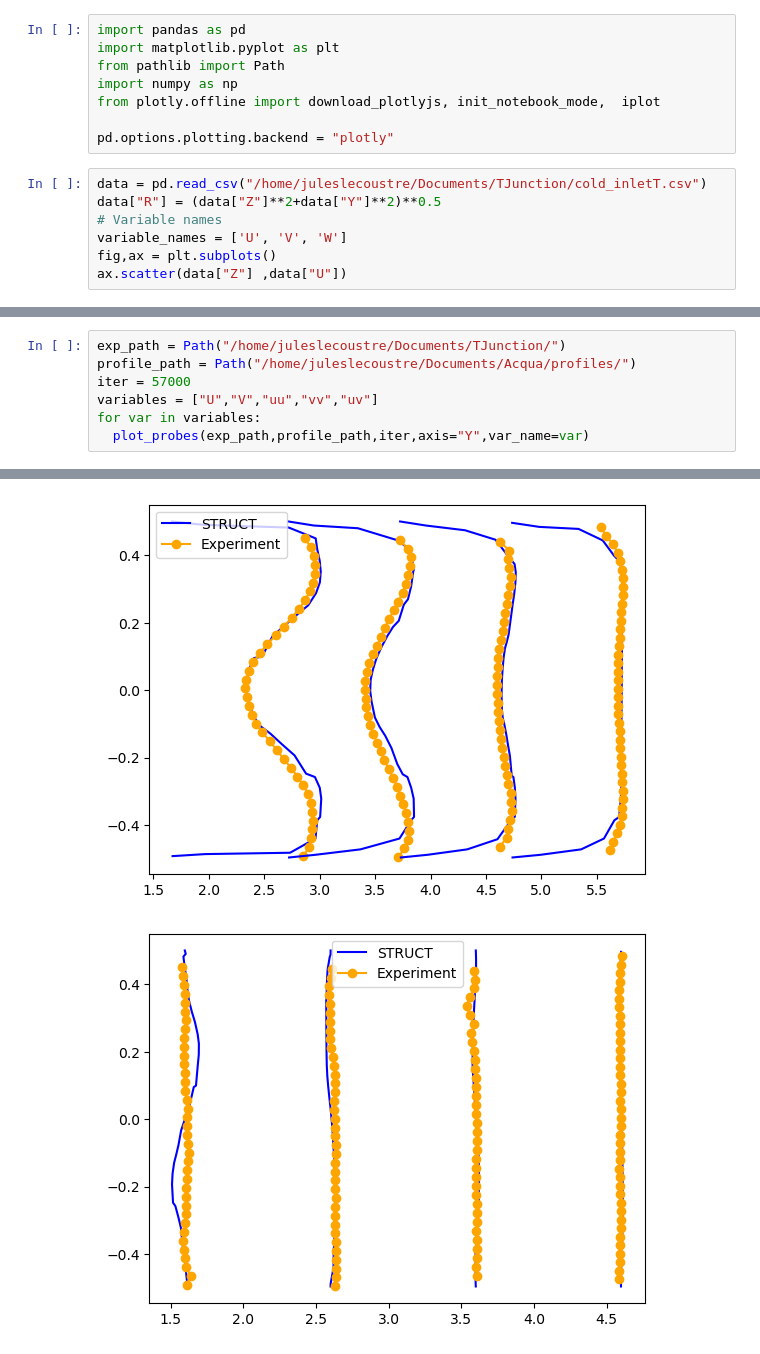
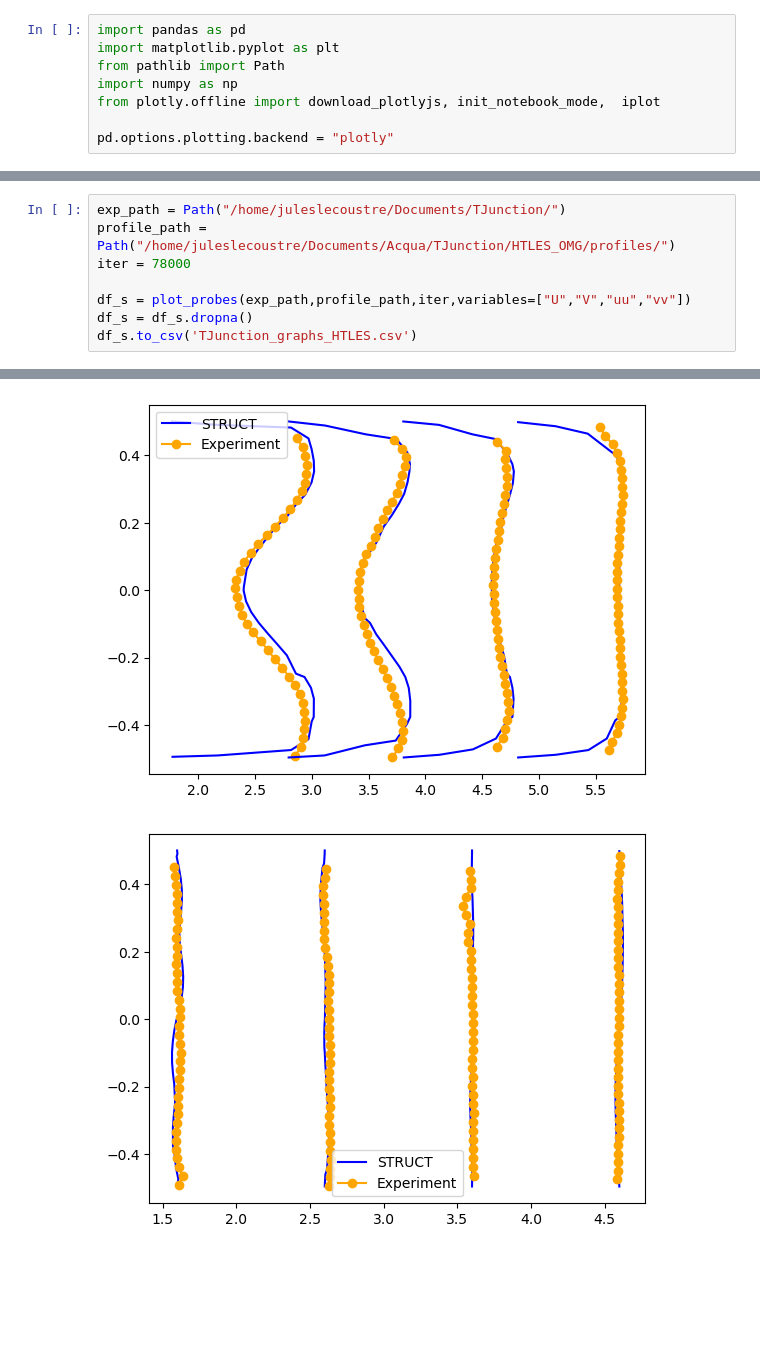
Before and after one commit to JulesL2/CS_Postprocess, a Jupyter notebook: TJunction.ipynb, the cells around one changed output, grey strips where cells are left out. Cells and saved outputs as stored; diff of their text form; blank space fills up the shorter version.

```diff
--- a/TJunction.ipynb
+++ b/TJunction.ipynb
@@ -6,10 +6,3 @@ import numpy as np
 from plotly.offline import download_plotlyjs, init_notebook_mode,  iplot
 
 pd.options.plotting.backend = "plotly"
-# %%
-data = pd.read_csv("/home/juleslecoustre/Documents/TJunction/cold_inletT.csv")
-data["R"] = (data["Z"]**2+data["Y"]**2)**0.5
-# Variable names
-variable_names = ['U', 'V', 'W']
-fig,ax = plt.subplots()
-ax.scatter(data["Z"] ,data["U"])
@@ -63,8 +77,9 @@ def plot_probes(exp_path,profiles_path,iter,axis="Y",var_name="V"):
 # %%
 exp_path = Path("/home/juleslecoustre/Documents/TJunction/")
-profile_path = Path("/home/juleslecoustre/Documents/Acqua/profiles/")
-iter = 57000
-variables = ["U","V","uu","vv","uv"]
-for var in variables:
-  plot_probes(exp_path,profile_path,iter,axis="Y",var_name=var)
+profile_path = Path("/home/juleslecoustre/Documents/Acqua/TJunction/HTLES_OMG/profiles/")
+iter = 78000
+
+df_s = plot_probes(exp_path,profile_path,iter,variables=["U","V","uu","vv"])
+df_s = df_s.dropna()
+df_s.to_csv('TJunction_graphs_HTLES.csv')
 # %% [output]
@@ -71,2 +103,2 @@ for var in variables:
-[figure, old version]
+[figure, new version]
-[figure, old version]
+[figure, new version]
```
Also changed, not shown: parts of 8 cells of this notebook, 4 other files.
